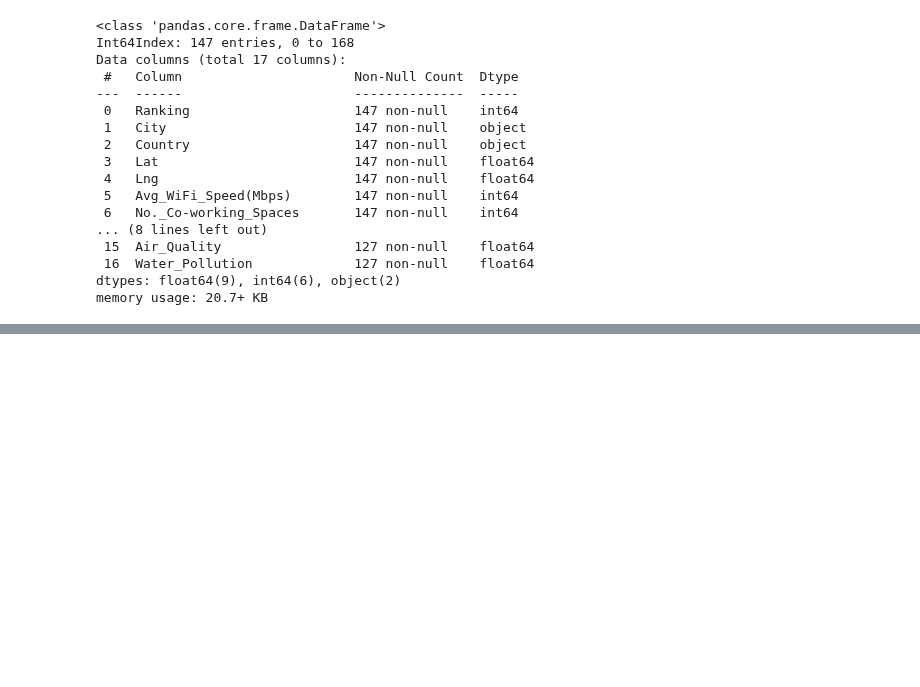
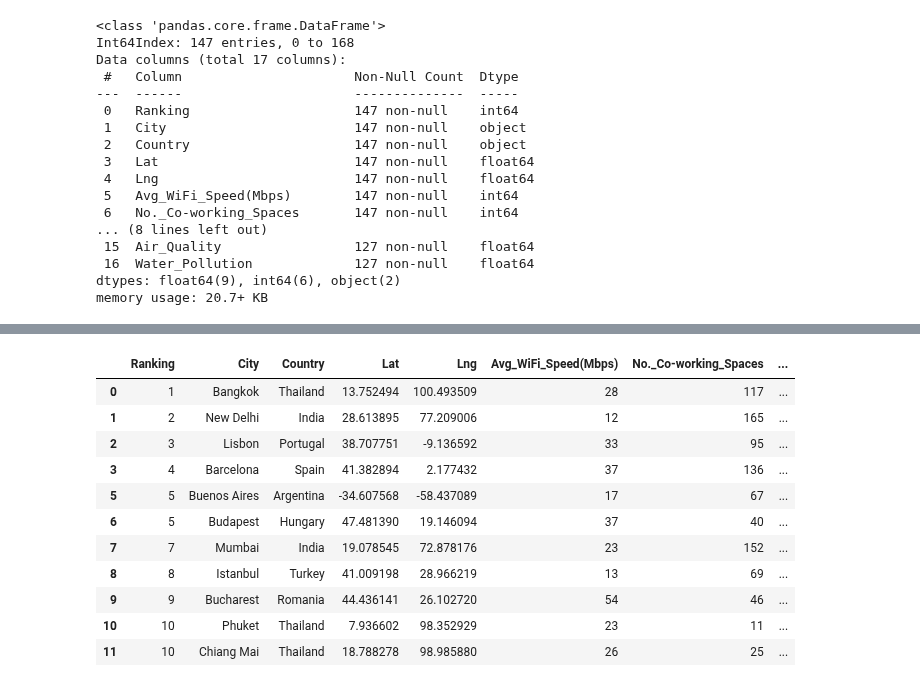
Before and after one commit to simpelaki/project_3, a Jupyter notebook: static/project3.ipynb, the cells around one changed output, grey strips where cells are left out. Drawn from its saved outputs; the diff is of its cells as text; code cells hidden in the pictures; blank space fills up the shorter version.

```diff
--- a/static/project3.ipynb
+++ b/static/project3.ipynb
@@ -483,0 +500,16 @@ merged_df.corr()
+# %%
+# Display top ten ranking cities, including cities that tied
+merged_df.head(11)
+# %% [output]
+|  | Ranking | City | Country | Lat | Lng | Avg_WiFi_Speed(Mbps) | No._Co-working_Spaces | ... |
+| 0 | 1 | Bangkok | Thailand | 13.752494 | 100.493509 | 28 | 117 | ... |
+| 1 | 2 | New Delhi | India | 28.613895 | 77.209006 | 12 | 165 | ... |
+| 2 | 3 | Lisbon | Portugal | 38.707751 | -9.136592 | 33 | 95 | ... |
+| 3 | 4 | Barcelona | Spain | 41.382894 | 2.177432 | 37 | 136 | ... |
+| 5 | 5 | Buenos Aires | Argentina | -34.607568 | -58.437089 | 17 | 67 | ... |
+| 6 | 5 | Budapest | Hungary | 47.481390 | 19.146094 | 37 | 40 | ... |
+| 7 | 7 | Mumbai | India | 19.078545 | 72.878176 | 23 | 152 | ... |
+| 8 | 8 | Istanbul | Turkey | 41.009198 | 28.966219 | 13 | 69 | ... |
+| 9 | 9 | Bucharest | Romania | 44.436141 | 26.102720 | 54 | 46 | ... |
+| 10 | 10 | Phuket | Thailand | 7.936602 | 98.352929 | 23 | 11 | ... |
+| 11 | 10 | Chiang Mai | Thailand | 18.788278 | 98.985880 | 26 | 25 | ... |
```
Also changed, not shown: parts of 5 cells of this notebook, 1 other file.
